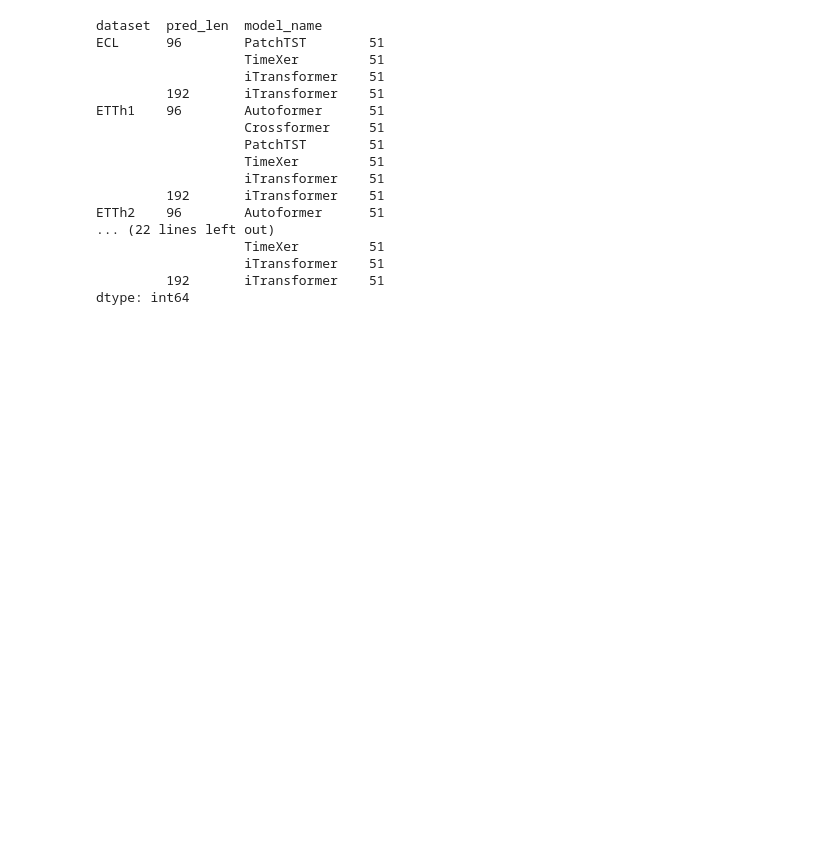
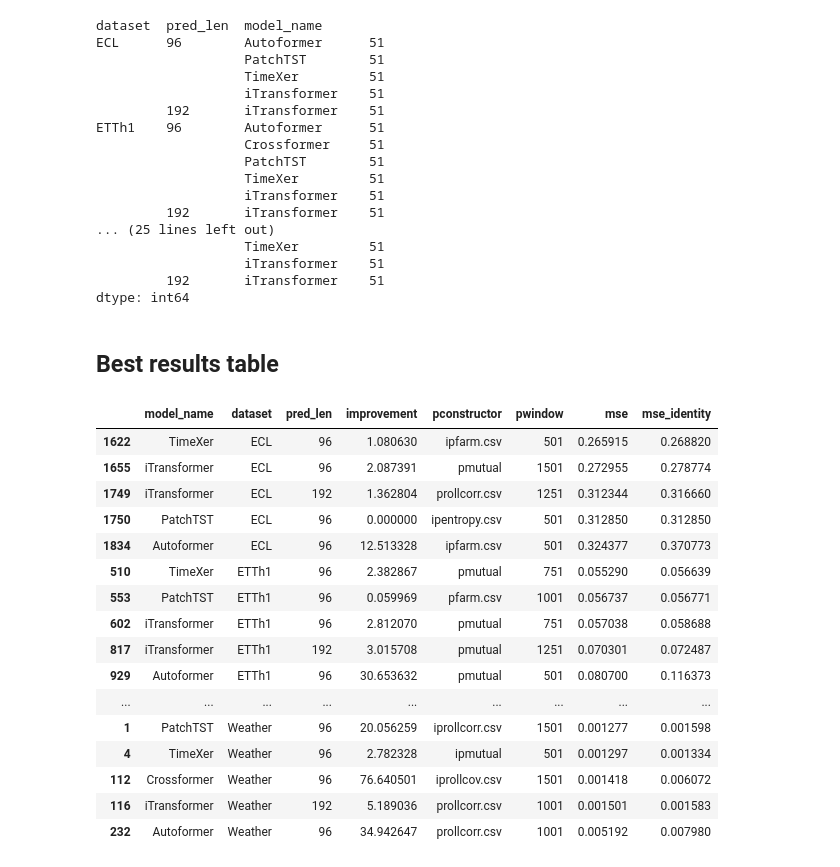
Before and after one commit to avilarenan/TSPindorama, a Jupyter notebook: results.ipynb, the cells around one changed output. Drawn from its saved outputs; the diff is of its cells as text; code cells hidden in the pictures; blank space fills up the shorter version.

Commit message:
adding results

```diff
--- a/results.ipynb
+++ b/results.ipynb
@@ -111,15 +33,11 @@ Reduce the number of experiments:
 # %%
-import os
-import pandas as pd
-pd.options.plotting.backend = "plotly"
-from results_utils import plot_grouped_hist_with_curve, get_results, plot_results
-
-results_df = get_results()
+results_df = get_results(with_calc_improv=True)
 results_df.to_csv("partial_results.csv", index=False)
 results_df.groupby(["dataset", "pred_len", "model_name"]).size()
 # %% [output]
 dataset  pred_len  model_name
-ECL      96        PatchTST        51
+ECL      96        Autoformer      51
+                   PatchTST        51
                    TimeXer         51
                    iTransformer    51
          192       iTransformer    51
@@ -129,9 +47,32 @@ ETTh1    96        Autoformer      51
                    TimeXer         51
                    iTransformer    51
          192       iTransformer    51
-ETTh2    96        Autoformer      51
-... (22 lines left out)
+... (25 lines left out)
                    TimeXer         51
                    iTransformer    51
          192       iTransformer    51
 dtype: int64
+# %% [markdown]
+## Best results table
+# %%
+# Best results overall: by dataset, pred_len and model
+idx = results_df.groupby(["dataset", "pred_len", "model_name"])['mse'].idxmin()
+results_df.loc[idx].sort_values(by=["dataset", "mse"], ascending=True)[["model_name", "dataset", "pred_len", "improvement", "pconstructor", "pwindow", "mse", "mse_identity", ]]
+# %% [output]
+|  | model_name | dataset | pred_len | improvement | pconstructor | pwindow | mse | mse_identity |
+| 1622 | TimeXer | ECL | 96 | 1.080630 | ipfarm.csv | 501 | 0.265915 | 0.268820 |
+| 1655 | iTransformer | ECL | 96 | 2.087391 | pmutual | 1501 | 0.272955 | 0.278774 |
+| 1749 | iTransformer | ECL | 192 | 1.362804 | prollcorr.csv | 1251 | 0.312344 | 0.316660 |
+| 1750 | PatchTST | ECL | 96 | 0.000000 | ipentropy.csv | 501 | 0.312850 | 0.312850 |
+| 1834 | Autoformer | ECL | 96 | 12.513328 | ipfarm.csv | 501 | 0.324377 | 0.370773 |
+| 510 | TimeXer | ETTh1 | 96 | 2.382867 | pmutual | 751 | 0.055290 | 0.056639 |
+| 553 | PatchTST | ETTh1 | 96 | 0.059969 | pfarm.csv | 1001 | 0.056737 | 0.056771 |
+| 602 | iTransformer | ETTh1 | 96 | 2.812070 | pmutual | 751 | 0.057038 | 0.058688 |
+| 817 | iTransformer | ETTh1 | 192 | 3.015708 | pmutual | 1251 | 0.070301 | 0.072487 |
+| 929 | Autoformer | ETTh1 | 96 | 30.653632 | pmutual | 501 | 0.080700 | 0.116373 |
+| ... | ... | ... | ... | ... | ... | ... | ... | ... |
+| 1 | PatchTST | Weather | 96 | 20.056259 | iprollcorr.csv | 1501 | 0.001277 | 0.001598 |
+| 4 | TimeXer | Weather | 96 | 2.782328 | ipmutual | 501 | 0.001297 | 0.001334 |
+| 112 | Crossformer | Weather | 96 | 76.640501 | iprollcov.csv | 1501 | 0.001418 | 0.006072 |
+| 116 | iTransformer | Weather | 192 | 5.189036 | prollcorr.csv | 1001 | 0.001501 | 0.001583 |
+| 232 | Autoformer | Weather | 96 | 34.942647 | prollcorr.csv | 1001 | 0.005192 | 0.007980 |
```
Also changed, not shown: parts of 7 cells of this notebook, 3 other files.
